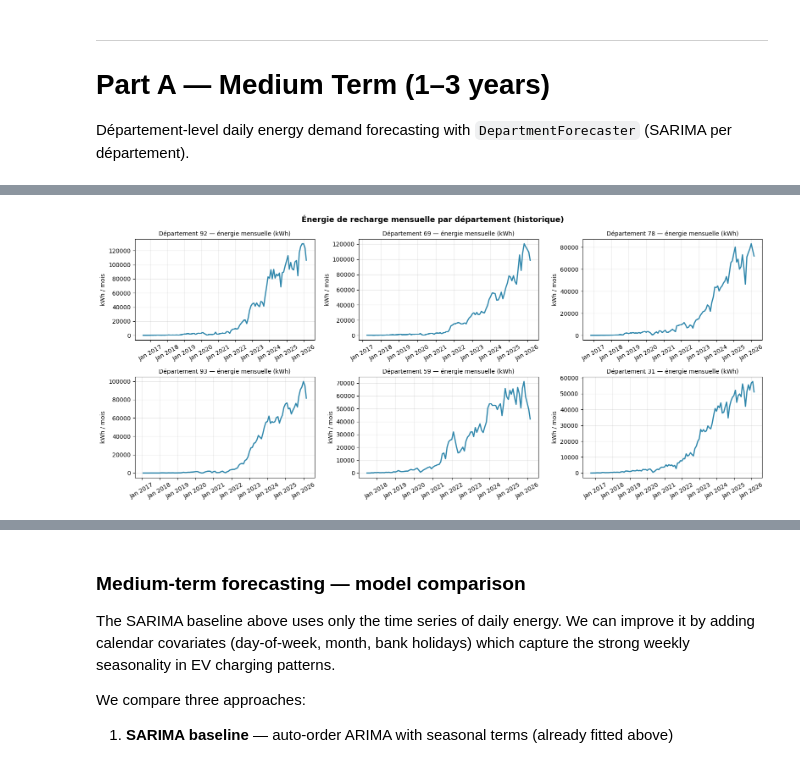
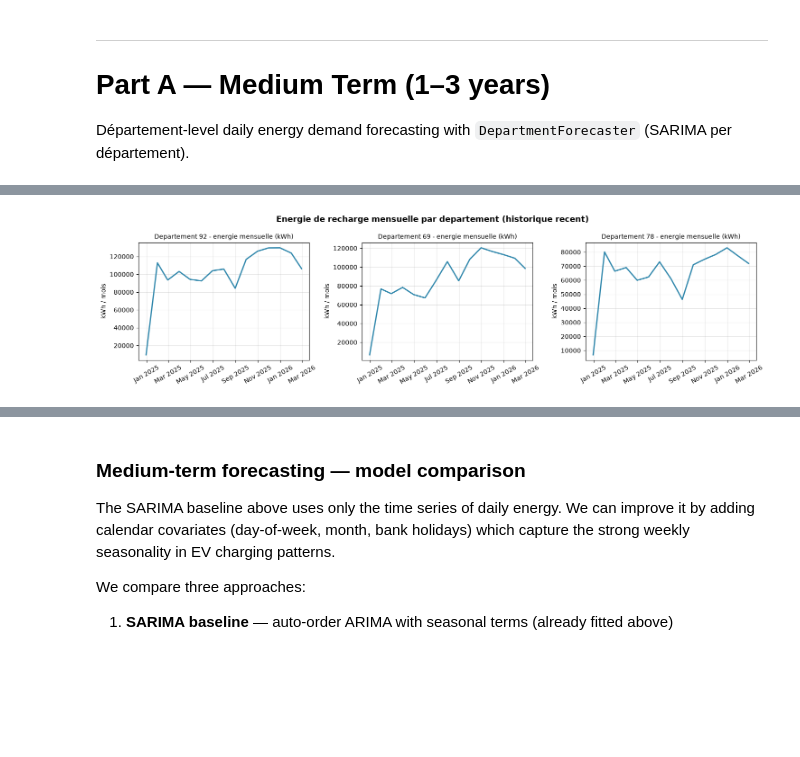
Before and after one commit to yvenn-amara/GEARS, a Jupyter notebook: notebooks/3_gmm_scenarios.ipynb, the cells around one changed output, grey strips where cells are left out. Cells and saved outputs as stored; diff of their text form; code cells hidden in the pictures; blank space fills up the shorter version.

```diff
--- a/notebooks/3_gmm_scenarios.ipynb
+++ b/notebooks/3_gmm_scenarios.ipynb
@@ -94,0 +98,18 @@ Departments: 101
+# %%
+# Le fichier reel couvre 101 departements sur ~9,5 ans (~2,7M sessions, ~1,3 Go une fois
+# valide). On filtre sur FOCUS_DEPTS *avant* la validation pour limiter memoire et temps de
+# calcul, puis on restreint a une fenetre recente (RECENT_MONTHS) : les fits SARIMA sur de tres
+# longues series (des annees) sont a la fois lents et gourmands en memoire pour un gain de
+# fidelite minime - le comportement de charge recent est aussi plus representatif.
+_raw = pd.read_pickle(DATA_PATH)
+_dept_col = "insee_code_departement" if "insee_code_departement" in _raw.columns else "department"
+_raw = _raw[_raw[_dept_col].astype(str).str.strip().isin(FOCUS_DEPTS)].copy()
+df = load_sessions(_raw, verbose=True)
+del _raw
+gc.collect()
+
+_cutoff = df["arrival_time"].max() - pd.DateOffset(months=RECENT_MONTHS)
+df = df[df["arrival_time"] >= _cutoff].copy()
+
+print(f"\nDate range (fenetre recente): {df['arrival_time'].min().date()} -> {df['arrival_time'].max().date()}")
+print(f"Departments: {df['department'].nunique()}  ({sorted(df['department'].unique())})")
@@ -108,43 +139,37 @@ Depts focus disponibles : ['92', '69', '78', '93', '59', '31']
 # %%
-# Aperçu mensuel par département
+# Apercu mensuel par departement
 agg_monthly = aggregate_by_department(df, freq="ME", metric="energy_kwh")
 agg_monthly["date"] = pd.to_datetime(agg_monthly["date"])
 
-fig, axes = plt.subplots(2, 3, figsize=(16, 7))
-for ax, dept in zip(axes.flat, FOCUS_DEPTS):
+fig, axes = plt.subplots(1, 3, figsize=(15, 4))
+for ax, dept in zip(np.atleast_1d(axes).flat, FOCUS_DEPTS):
     if "department" in agg_monthly.columns:
-        sub = agg_monthly[agg_monthly["department"] == dept].copy()
-        sub = sub.sort_values("date")
-        x = sub["date"].values
-        y = sub["energy_kwh"].values
+        sub = agg_monthly[agg_monthly["department"] == dept].sort_values("date")
+        x, y = sub["date"].values, sub["energy_kwh"].values
     else:
         col = agg_monthly.get(dept)
         if col is None:
             ax.set_visible(False); continue
         col = col.dropna().sort_index()
-        x = col.index.values
-        y = col.values
+        x, y = col.index.values, col.values
 
     if len(x) == 0:
         ax.set_visible(False); continue
 
-    # ax.plot(x, y) avec des valeurs numpy evite les artefacts d'axe
-    # que pandas.Series.plot() peut produire sur certaines versions matplotlib.
     ax.plot(x, y, color="#2E86AB", linewidth=2)
-    ax.set_title(f"Département {dept} — énergie mensuelle (kWh)", fontsize=10)
-    ax.set_ylabel("kWh / mois")
-    ax.set_xlabel("")
+    ax.set_title(f"Departement {dept} - energie mensuelle (kWh)", fontsize=10)
+    ax.set_ylabel("kWh / mois"); ax.set_xlabel("")
     ax.grid(True, alpha=0.3)
     ax.xaxis.set_major_formatter(mdates.DateFormatter("%b %Y"))
     ax.tick_params(axis="x", rotation=30)
 
-fig.suptitle("Énergie de recharge mensuelle par département (historique)",
+fig.suptitle("Energie de recharge mensuelle par departement (historique recent)",
              fontsize=13, fontweight="bold")
 fig.tight_layout()
 plt.savefig("outputs/03_monthly_energy_by_dept.png", dpi=150, bbox_inches="tight")
 plt.show()
 # %% [output]
-[figure, old version]
+[figure, new version]
 # %%
 # ── Train / test split ───────────────────────────────────────────────────────
 split_date  = panel.index.max() - pd.Timedelta(days=TEST_DAYS)
```
Also changed, not shown: parts of 32 cells of this notebook, 44 other files.
